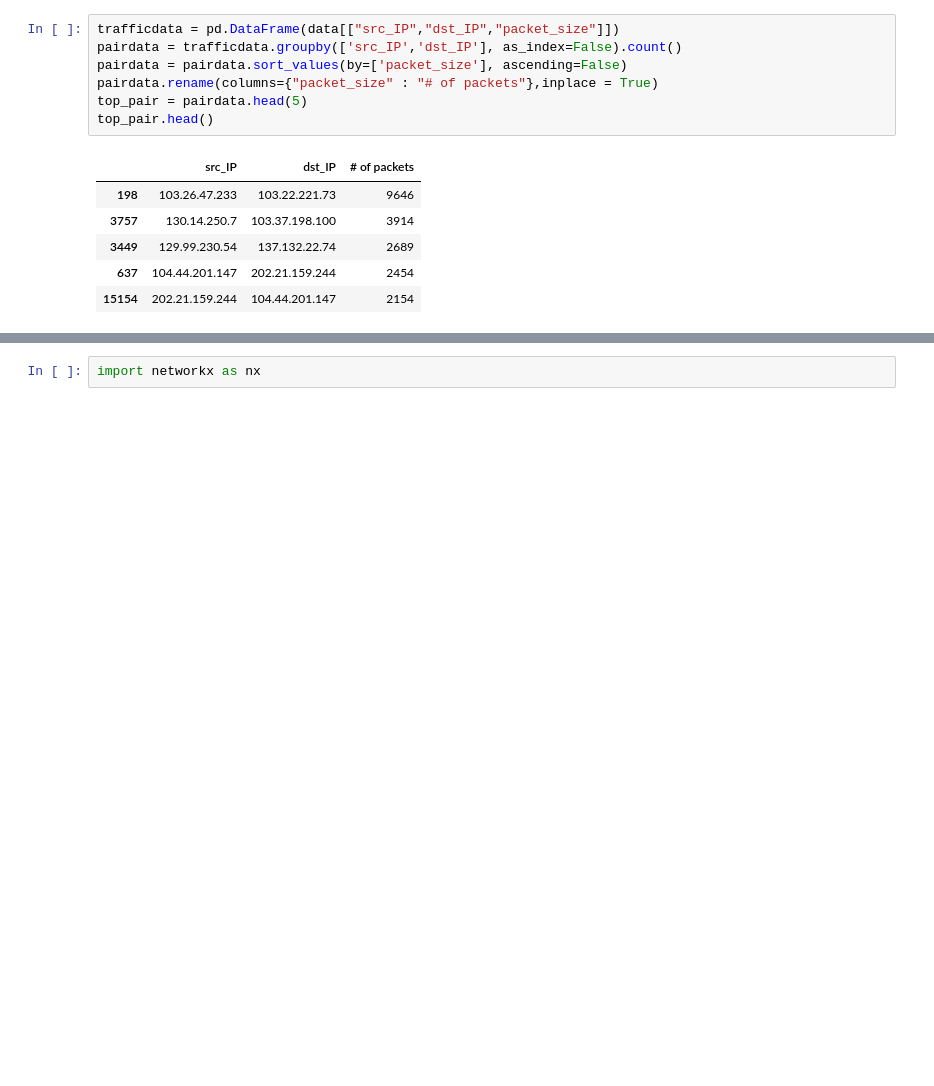
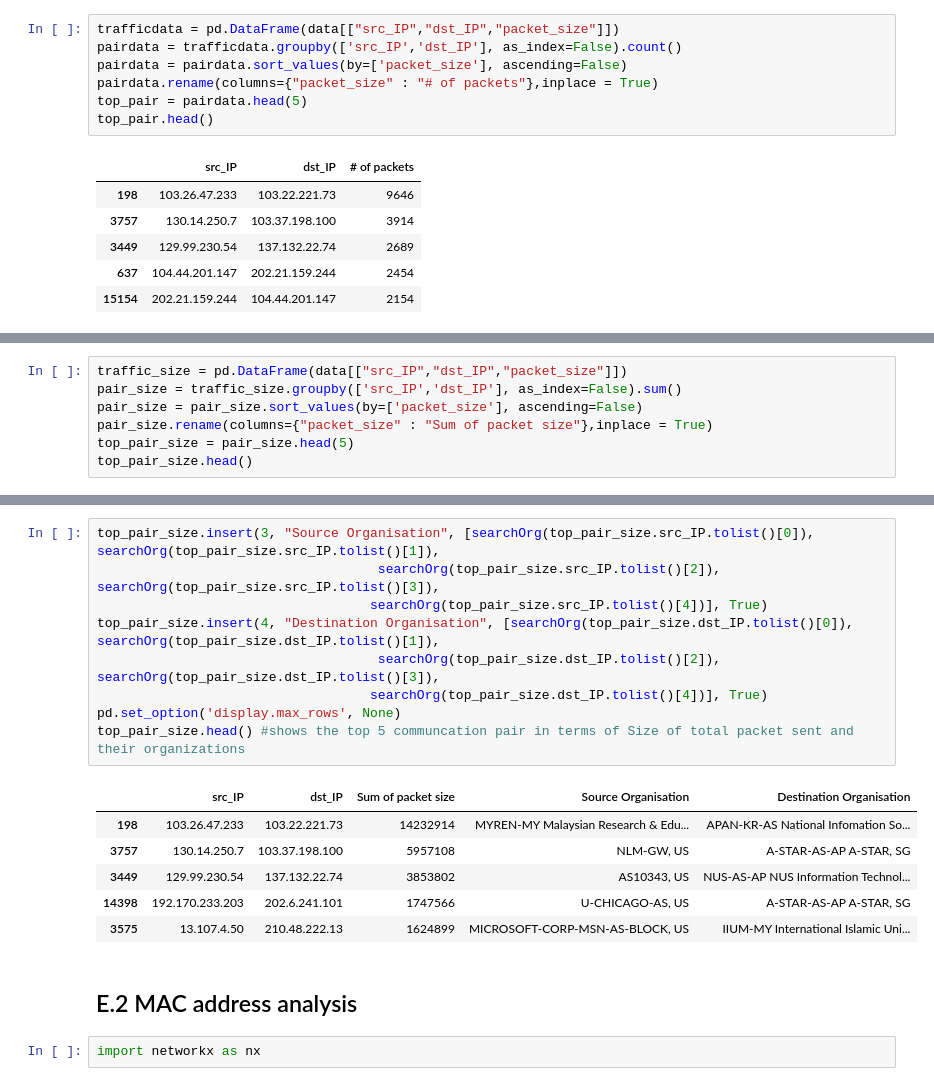
Before and after one commit to tangzt0415/NetCentricComputing, a Jupyter notebook: Desktop/NCC/Labs/Lab_3/NCC_Lab_3.ipynb, the cells around one changed output, grey strips where cells are left out. Drawn from its saved outputs; the diff is of its cells as text; blank space fills up the shorter version.

Commit message:
finish mac analysis add hengkai part

```diff
--- a/Desktop/NCC/Labs/Lab_3/NCC_Lab_3.ipynb
+++ b/Desktop/NCC/Labs/Lab_3/NCC_Lab_3.ipynb
@@ -210,0 +197,7 @@ Top 5 Communication pair
+# %%
+traffic_size = pd.DataFrame(data[["src_IP","dst_IP","packet_size"]])
+pair_size = traffic_size.groupby(['src_IP','dst_IP'], as_index=False).sum()
+pair_size = pair_size.sort_values(by=['packet_size'], ascending=False)
+pair_size.rename(columns={"packet_size" : "Sum of packet size"},inplace = True)
+top_pair_size = pair_size.head(5)
+top_pair_size.head()
@@ -211,3 +211,21 @@ Top 5 Communication pair
+# %%
+top_pair_size.insert(3, "Source Organisation", [searchOrg(top_pair_size.src_IP.tolist()[0]), searchOrg(top_pair_size.src_IP.tolist()[1]),
+                                    searchOrg(top_pair_size.src_IP.tolist()[2]), searchOrg(top_pair_size.src_IP.tolist()[3]),
+                                   searchOrg(top_pair_size.src_IP.tolist()[4])], True)
+top_pair_size.insert(4, "Destination Organisation", [searchOrg(top_pair_size.dst_IP.tolist()[0]), searchOrg(top_pair_size.dst_IP.tolist()[1]),
+                                    searchOrg(top_pair_size.dst_IP.tolist()[2]), searchOrg(top_pair_size.dst_IP.tolist()[3]),
+                                   searchOrg(top_pair_size.dst_IP.tolist()[4])], True)
+pd.set_option('display.max_rows', None)
+top_pair_size.head() #shows the top 5 communcation pair in terms of Size of total packet sent and their organizations
+# %% [output]
+|  | src_IP | dst_IP | Sum of packet size | Source Organisation | Destination Organisation |
+| 198 | 103.26.47.233 | 103.22.221.73 | 14232914 | MYREN-MY Malaysian Research & Edu... | APAN-KR-AS National Infomation So... |
+| 3757 | 130.14.250.7 | 103.37.198.100 | 5957108 | NLM-GW, US | A-STAR-AS-AP A-STAR, SG |
+| 3449 | 129.99.230.54 | 137.132.22.74 | 3853802 | AS10343, US | NUS-AS-AP NUS Information Technol... |
+| 14398 | 192.170.233.203 | 202.6.241.101 | 1747566 | U-CHICAGO-AS, US | A-STAR-AS-AP A-STAR, SG |
+| 3575 | 13.107.4.50 | 210.48.222.13 | 1624899 | MICROSOFT-CORP-MSN-AS-BLOCK, US | IIUM-MY International Islamic Uni... |
+# %% [markdown]
+## E.2 MAC address analysis
 # %%
 import networkx as nx
 # %%
```
Also changed, not shown: parts of 32 cells of this notebook, 3 other files.
